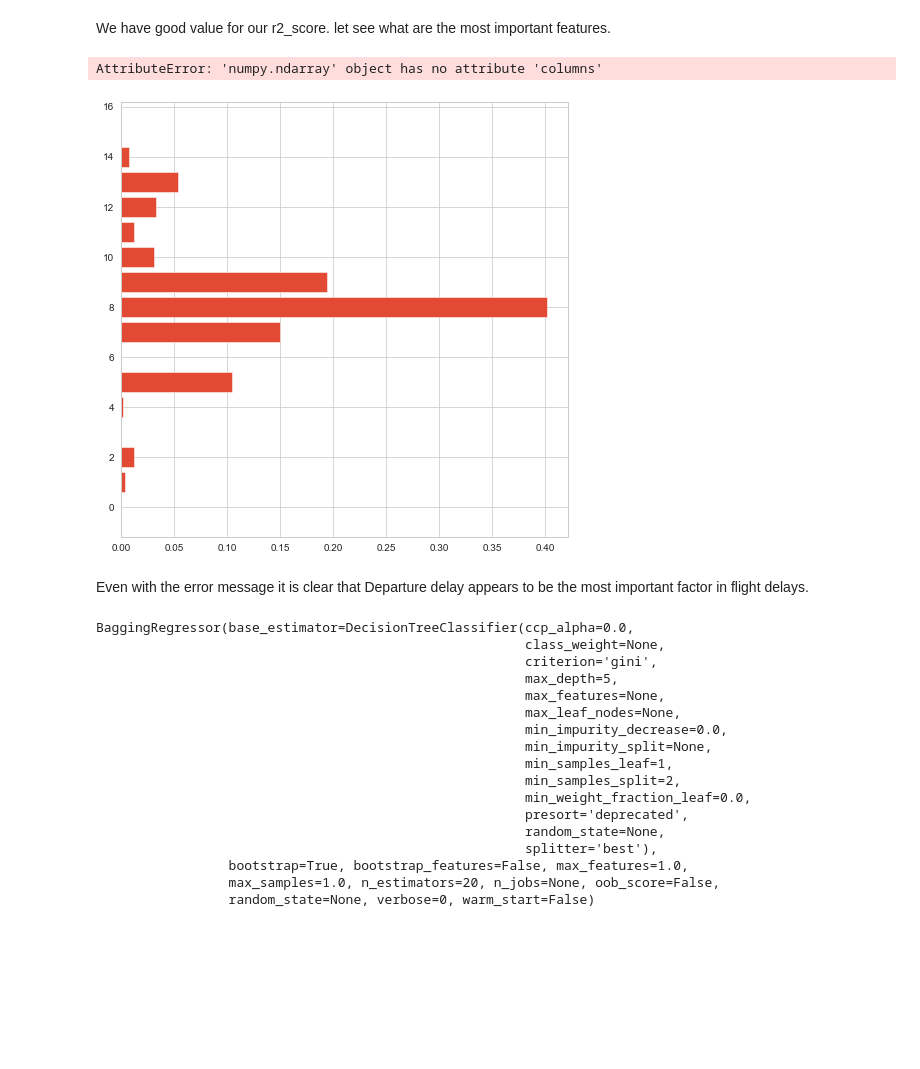
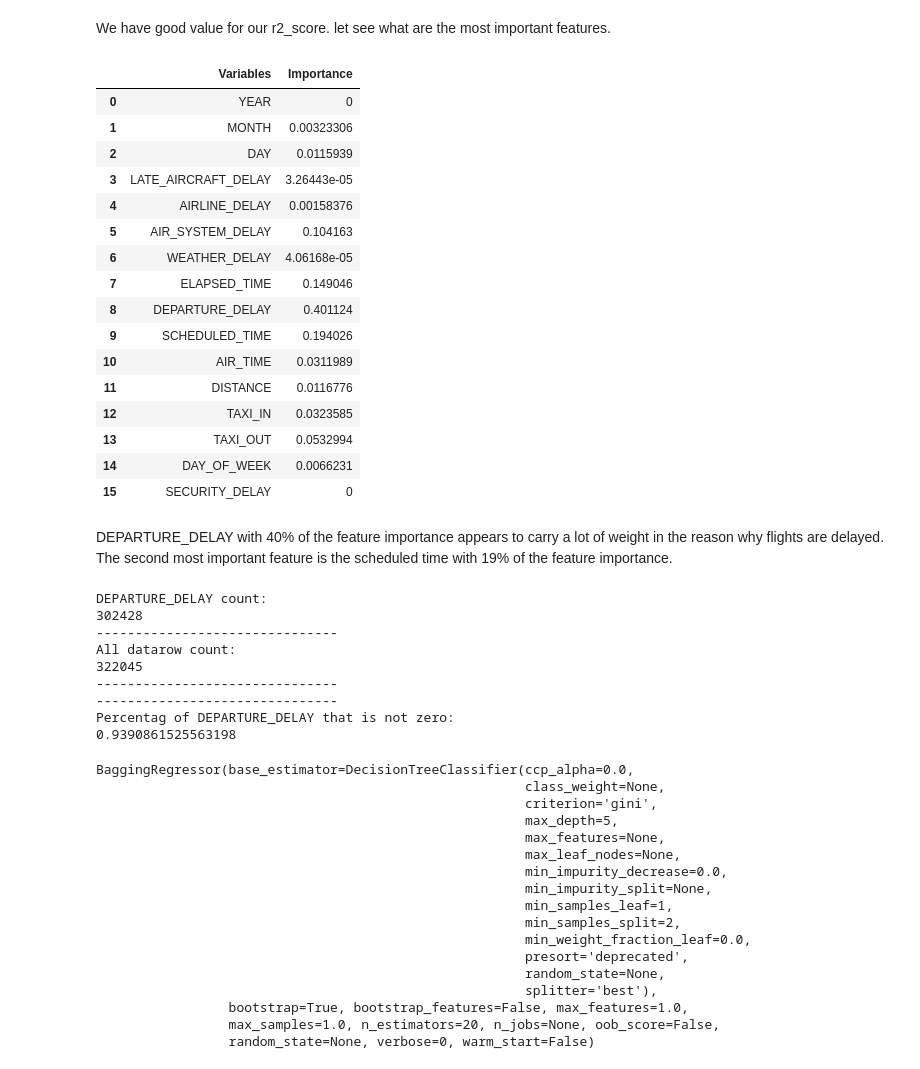
Before and after one commit to leukamal/dsc-mod-5-project-online-ds-pt-071519, a Jupyter notebook: student.ipynb, the cells around one changed output. Cells and saved outputs as stored; diff of their text form; code cells hidden in the pictures; blank space fills up the shorter version.

```diff
--- a/student.ipynb
+++ b/student.ipynb
@@ -472,20 +461,51 @@ r2_score(y_test, y_pred)
 # %% [markdown]
 We have good value for our r2_score. let see what are the most important features.
-# %%
-def plot_feature_importances(model):
-    n_features = X_train.shape[1]
-    plt.figure(figsize=(8,8))
-    plt.barh(range(n_features), regressor.feature_importances_, align='center')
-    plt.yticks(range(n_features), X_train.columns.values)
-    plt.xlabel('Feature importance')
-    plt.ylabel('Feature')
-
-plot_feature_importances(regressor)
-# %% [output]
-AttributeError: 'numpy.ndarray' object has no attribute 'columns'
-[figure, removed]
-# %% [markdown]
-Even with the error message it is clear that Departure delay appears to be the most important factor in flight delays.
+# %%
+importances=regressor.feature_importances_
+importances=pd.DataFrame([X.columns,importances]).transpose()
+importances.columns=[['Variables','Importance']]
+importances
+# %% [output]
+|  | Variables | Importance |
+| 0 | YEAR | 0 |
+| 1 | MONTH | 0.00323306 |
+| 2 | DAY | 0.0115939 |
+| 3 | LATE_AIRCRAFT_DELAY | 3.26443e-05 |
+| 4 | AIRLINE_DELAY | 0.00158376 |
+| 5 | AIR_SYSTEM_DELAY | 0.104163 |
+| 6 | WEATHER_DELAY | 4.06168e-05 |
+| 7 | ELAPSED_TIME | 0.149046 |
+| 8 | DEPARTURE_DELAY | 0.401124 |
+| 9 | SCHEDULED_TIME | 0.194026 |
+| 10 | AIR_TIME | 0.0311989 |
+| 11 | DISTANCE | 0.0116776 |
+| 12 | TAXI_IN | 0.0323585 |
+| 13 | TAXI_OUT | 0.0532994 |
+| 14 | DAY_OF_WEEK | 0.0066231 |
+| 15 | SECURITY_DELAY | 0 |
+# %% [markdown]
+DEPARTURE_DELAY with 40% of the feature importance appears to carry a lot of weight in the reason why flights are delayed. The second most important feature is the scheduled time with 19% of the feature importance.
+# %%
+#Let us determine the number of entries from the column DEPARTURE_DELAY that are different from 0.
+print("DEPARTURE_DELAY count: ")
+print(data_3[data_3['DEPARTURE_DELAY'] != 0]['DEPARTURE_DELAY'].count())
+print("-------------------------------")
+print("All datarow count:")
+print((data_3)['DEPARTURE_DELAY'].count())
+print("-------------------------------")
+print("-------------------------------")
+print("Percentag of DEPARTURE_DELAY that is not zero:")
+print(data_3[data_3['DEPARTURE_DELAY'] != 0]['DEPARTURE_DELAY'].count() / data_3['DEPARTURE_DELAY'].count())
+# %% [output]
+DEPARTURE_DELAY count:
+302428
+-------------------------------
+All datarow count:
+322045
+-------------------------------
+-------------------------------
+Percentag of DEPARTURE_DELAY that is not zero:
+0.9390861525563198
 # %%
 # Instantiate a BaggingRegressor
 bagged_tree =  BaggingRegressor(DecisionTreeClassifier(criterion='gini', max_depth=5), n_estimators=20)
```
Also changed, not shown: parts of 57 cells of this notebook.
